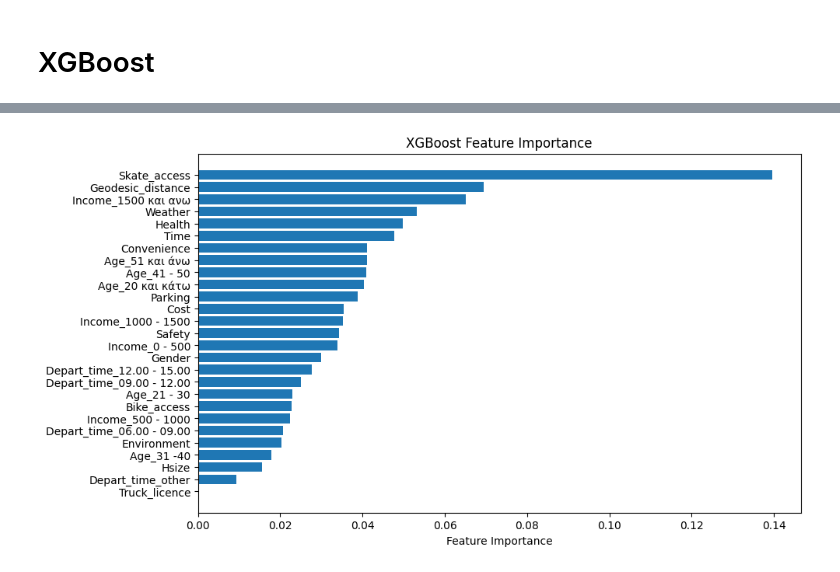
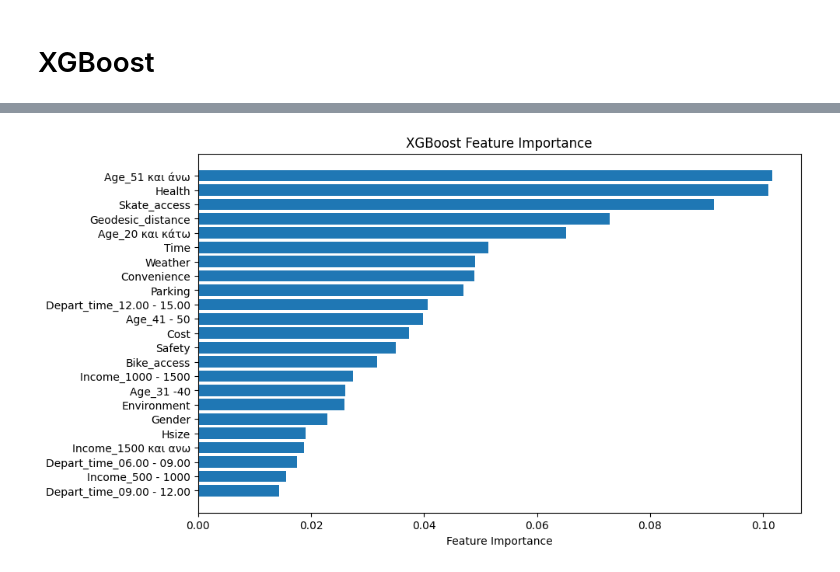
Before and after one commit to MariosMelach/Marios-Thesis, a Jupyter notebook: Thessaloniki Survey/Mode_classification_survey_Using_Geodesic_distance.ipynb, the cells around one changed output, grey strips where cells are left out. Drawn from its saved outputs; the diff is of its cells as text; code cells hidden in the pictures.

```diff
--- a/Thessaloniki Survey/Mode_classification_survey_Using_Geodesic_distance.ipynb
+++ b/Thessaloniki Survey/Mode_classification_survey_Using_Geodesic_distance.ipynb
@@ -401,6 +327,6 @@ weighted avg       0.81      0.81      0.81       150
 # %%
 param_grid = {
-    'max_features': range(2, 28)
+    'max_features': range(2, 24)
 }
 
 rf_model = RandomForestClassifier(random_state=42)
@@ -449,7 +375,7 @@ plt.show()
 # %%
 param_grid = {
-    'n_estimators': list(range(100, 226)),
-    'max_features': [6, 7, 8, 9, 10, 11, 12]}
+    'n_estimators': list(range(350, 400)),
+    'max_features': [11]}
 rf_model = RandomForestClassifier(random_state=42)
 grid_search = GridSearchCV(rf_model, param_grid, cv=10, scoring="accuracy", n_jobs=-1)
 grid_search.fit(X_train, y_train)
@@ -607,0 +548,16 @@ plt.show()
+# %%
+param_grid = {
+    'reg_lambda': [0, 1, 2, 3, 4, 5, 6, 7, 8, 9]}
+grid_search = GridSearchCV(xgb_classifier, param_grid, cv=10, n_jobs=-1, scoring="accuracy")
+grid_search.fit(X_train, y_train)
+best_params = grid_search.best_params_
+number_of_trees = grid_search.cv_results_['param_reg_lambda']
+mean_test_scores = grid_search.cv_results_['mean_test_score']
+
+plt.figure(figsize=(10, 6))
+plt.plot(number_of_trees, mean_test_scores, marker='o', linestyle='-')
+plt.xlabel('reg_lambda')
+plt.ylabel('Score')
+plt.title('Validation Results for lambda')
+plt.grid(True)
+plt.show()
@@ -608,9 +566,11 @@ plt.show()
 # %%
 param_grid = {
-    'n_estimators': list(range(50, 150)),
-    'subsample': [ 0.1, 0.2, 0.3, 0.4, 0.6],
-    'colsample_bytree' : [0.4, 0.5, 0.6, 0.7],
-    'learning_rate': [0.1, 0.2, 0.3, 0.4]}
+    'n_estimators': list(range(50, 126)),
+    'subsample': [ 0.5],
+    'colsample_bytree' : [0.7],
+    'learning_rate': [0.3],
+    'gamma' : [0],
+    'reg_lambda': [2]}
 # %%
 grid_search = GridSearchCV(xgb_classifier, param_grid, cv=10, n_jobs=-1, scoring="accuracy")
 grid_search.fit(X_train, y_train)
@@ -654,24 +624,22 @@ plt.show()
 # %%
 feature_importances = best_model.feature_importances_
 
-feature_names = ['Gender', 'Truck_licence', 'Bike_access', 'Skate_access', 'Hsize',
-       'Time', 'Convenience', 'Cost', 'Safety', 'Environment', 'Health',
-       'Weather', 'Parking', 'Geodesic_distance', 'Age_20 και κάτω',
-       'Age_21 - 30', 'Age_31 -40', 'Age_41 - 50', 'Age_51 και άνω',
-       'Income_0 - 500', 'Income_1000 - 1500', 'Income_1500 και ανω',
+feature_names = ['Gender', 'Bike_access', 'Skate_access', 'Hsize', 'Time', 'Convenience',
+       'Cost', 'Safety', 'Environment', 'Health', 'Weather', 'Parking',
+       'Geodesic_distance', 'Age_20 και κάτω', 'Age_31 -40', 'Age_41 - 50',
+       'Age_51 και άνω', 'Income_1000 - 1500', 'Income_1500 και ανω',
        'Income_500 - 1000', 'Depart_time_06.00 - 09.00',
-       'Depart_time_09.00 - 12.00', 'Depart_time_12.00 - 15.00',
-       'Depart_time_other']
+       'Depart_time_09.00 - 12.00', 'Depart_time_12.00 - 15.00']
 
 
 sorted_idx = np.argsort(feature_importances)
 
 
 plt.figure(figsize=(10, 6))
 plt.barh(range(len(sorted_idx)), feature_importances[sorted_idx], align="center")
 plt.yticks(range(len(sorted_idx)), [feature_names[i] for i in sorted_idx])
 plt.xlabel("Feature Importance")
 plt.title("XGBoost Feature Importance")
 plt.show()
 # %% [output]
-[figure, old version]
+[figure, new version]
```
Also changed, not shown: parts of 39 cells of this notebook, 7 other files.
